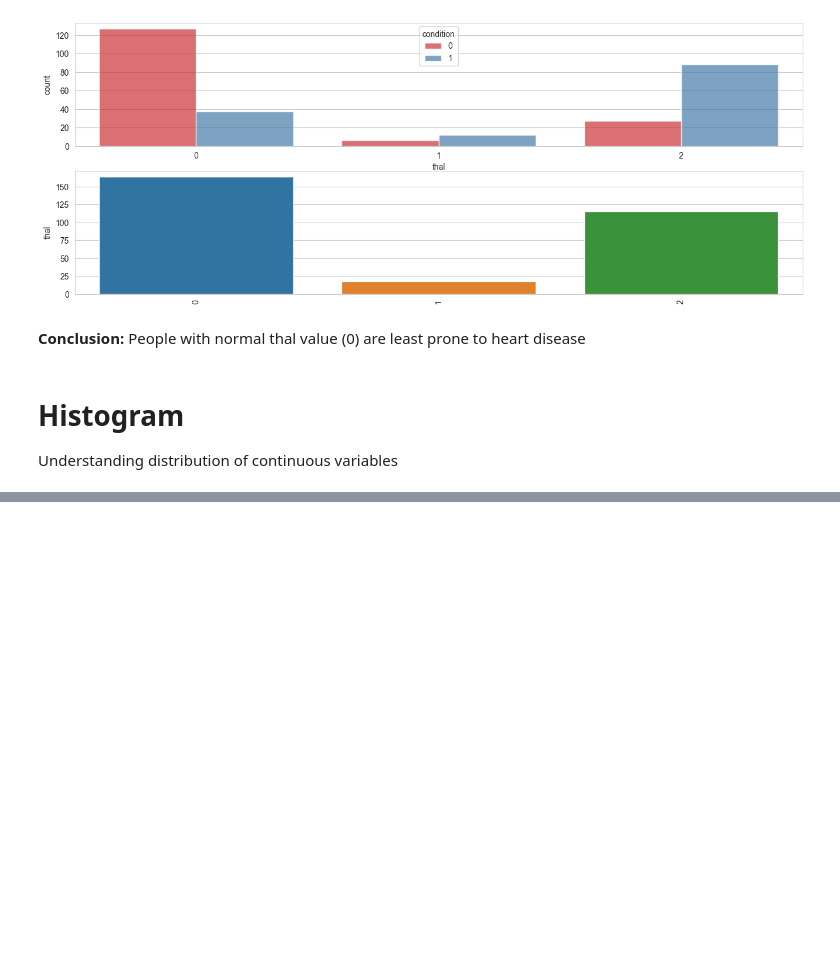
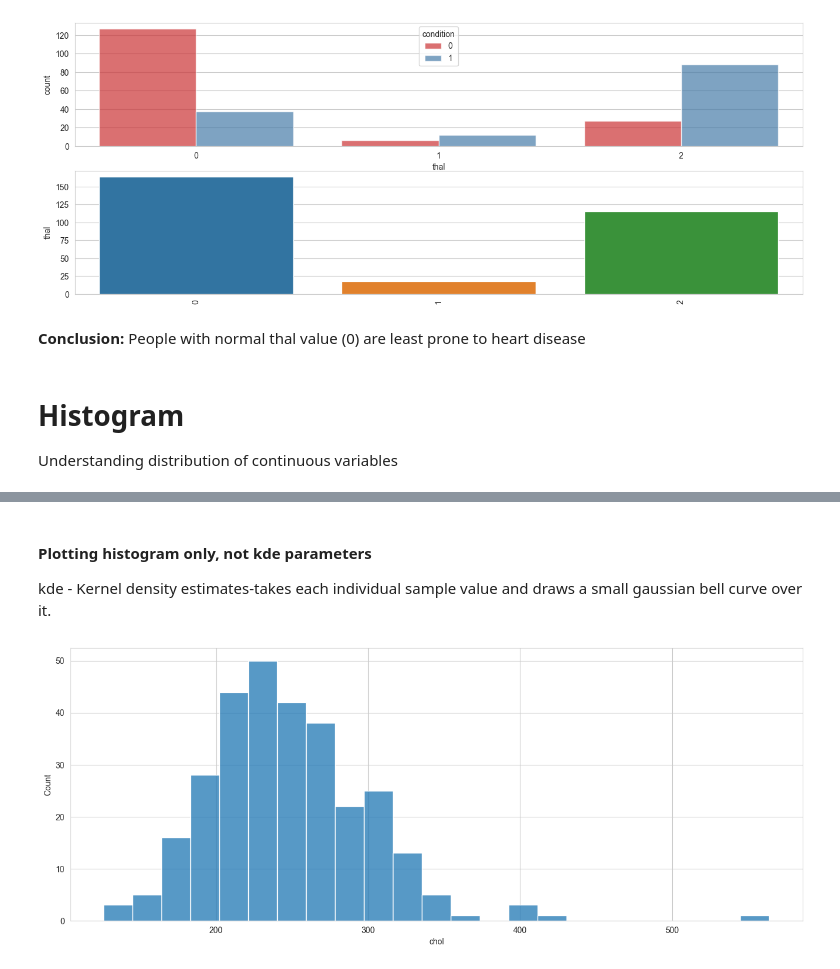
Before and after one commit to Lynne2002/heart_disease-data_visualization, a Jupyter notebook: index.ipynb, the cells around one changed output, grey strips where cells are left out. Cells and saved outputs as stored; diff of their text form; code cells hidden in the pictures; blank space fills up the shorter version.

```diff
--- a/index.ipynb
+++ b/index.ipynb
@@ -408,0 +441,9 @@ Understanding distribution of continuous variables
+# %% [markdown]
+#### Plotting histogram only, not kde parameters
+kde - Kernel density estimates-takes each individual sample value and draws a small gaussian bell curve over it.
+# %%
+fig, ax =plt.subplots(1, 1, figsize = (16, 6))
+sns.histplot(data_df['chol'],kde = False, ax = ax)
+plt.show()
+# %% [output]
+[figure, added]
```
Also changed, not shown: parts of 19 cells of this notebook.
